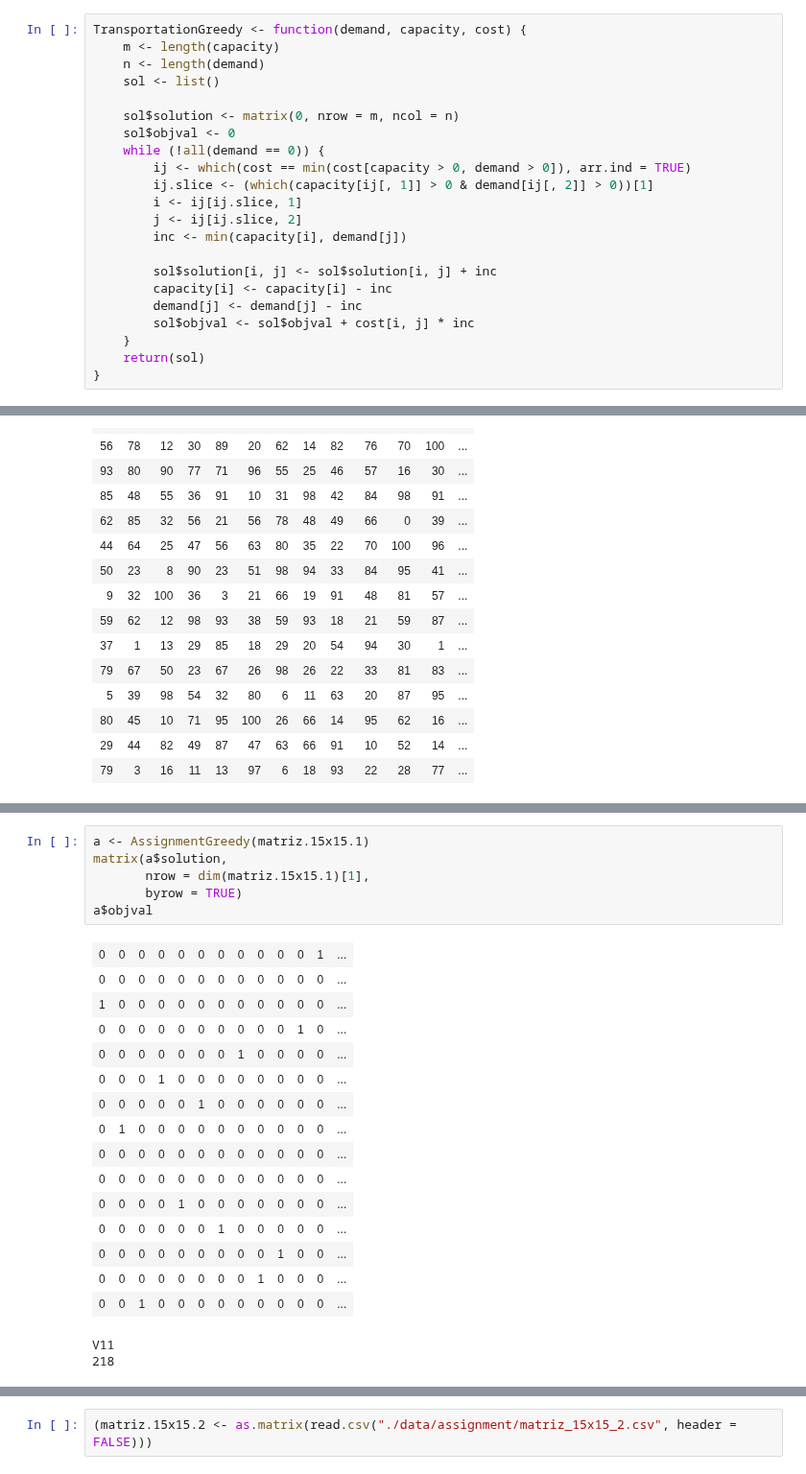
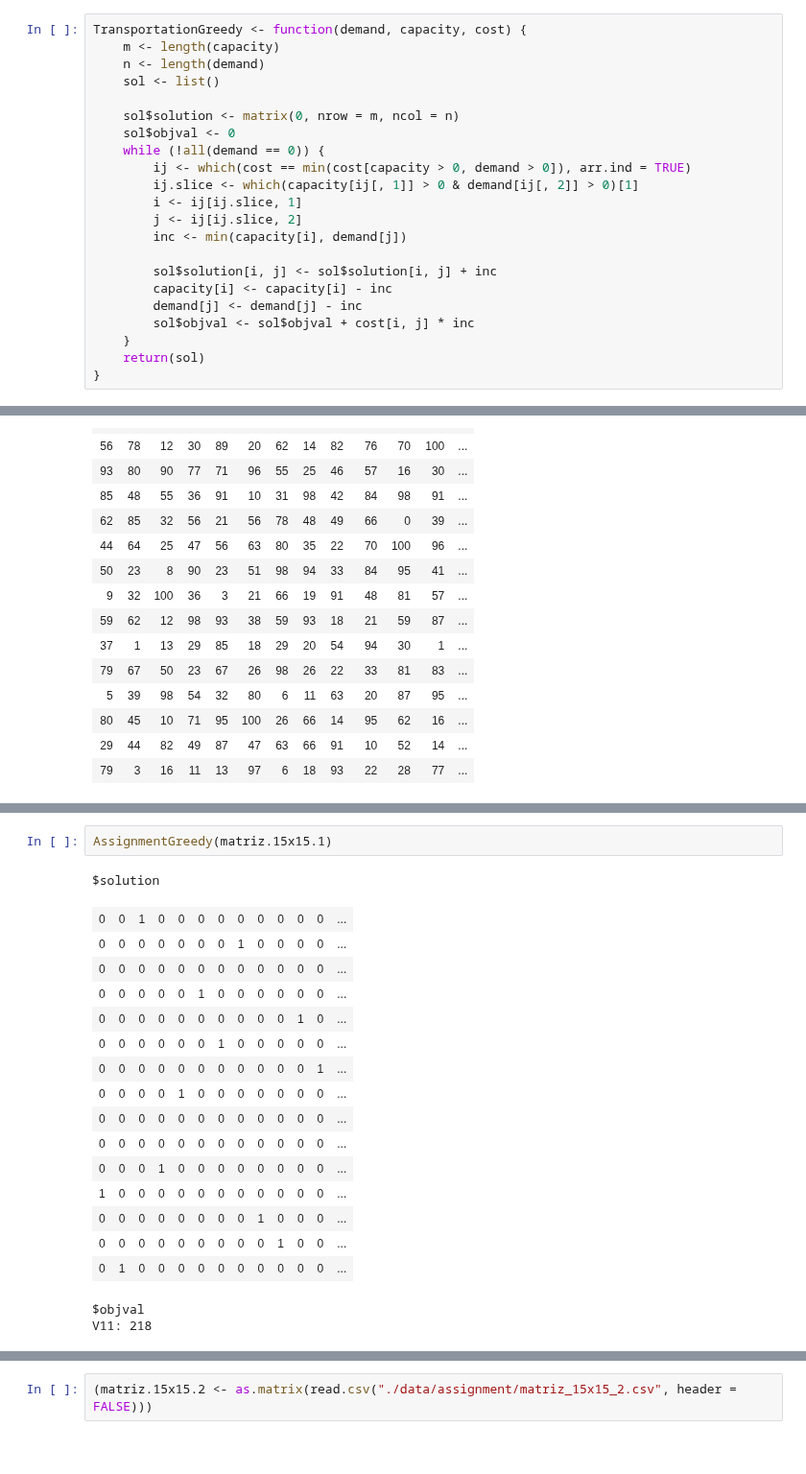
Before and after one commit to garciparedes/integer-programming-heuristics, a Jupyter notebook: integer-programming-heuristics.ipynb, the cells around one changed output, grey strips where cells are left out. Shown at 96% size. Drawn from its saved outputs; the diff is of its cells as text; blank space fills up the shorter version.

```diff
--- a/integer-programming-heuristics.ipynb
+++ b/integer-programming-heuristics.ipynb
@@ -76,7 +76,7 @@ TransportationGreedy <- function(demand, capacity, cost) {
     sol$objval <- 0
     while (!all(demand == 0)) {
         ij <- which(cost == min(cost[capacity > 0, demand > 0]), arr.ind = TRUE)
-        ij.slice <- (which(capacity[ij[, 1]] > 0 & demand[ij[, 2]] > 0))[1]
+        ij.slice <- which(capacity[ij[, 1]] > 0 & demand[ij[, 2]] > 0)[1]
         i <- ij[ij.slice, 1]
         j <- ij[ij.slice, 2]
         inc <- min(capacity[i], demand[j])
@@ -192,25 +233,22 @@ a$objval
 [1] 135
-# %%
-a <- AssignmentGreedy(matriz.15x15.1)
-matrix(a$solution,
-       nrow = dim(matriz.15x15.1)[1],
-       byrow = TRUE)
-a$objval
-# %% [output]
-| 0 | 0 | 0 | 0 | 0 | 0 | 0 | 0 | 0 | 0 | 0 | 1 | ... |
-| 0 | 0 | 0 | 0 | 0 | 0 | 0 | 0 | 0 | 0 | 0 | 0 | ... |
-| 1 | 0 | 0 | 0 | 0 | 0 | 0 | 0 | 0 | 0 | 0 | 0 | ... |
-| 0 | 0 | 0 | 0 | 0 | 0 | 0 | 0 | 0 | 0 | 1 | 0 | ... |
-| 0 | 0 | 0 | 0 | 0 | 0 | 0 | 1 | 0 | 0 | 0 | 0 | ... |
-| 0 | 0 | 0 | 1 | 0 | 0 | 0 | 0 | 0 | 0 | 0 | 0 | ... |
-| 0 | 0 | 0 | 0 | 0 | 1 | 0 | 0 | 0 | 0 | 0 | 0 | ... |
-| 0 | 1 | 0 | 0 | 0 | 0 | 0 | 0 | 0 | 0 | 0 | 0 | ... |
-| 0 | 0 | 0 | 0 | 0 | 0 | 0 | 0 | 0 | 0 | 0 | 0 | ... |
-| 0 | 0 | 0 | 0 | 0 | 0 | 0 | 0 | 0 | 0 | 0 | 0 | ... |
-| 0 | 0 | 0 | 0 | 1 | 0 | 0 | 0 | 0 | 0 | 0 | 0 | ... |
-| 0 | 0 | 0 | 0 | 0 | 0 | 1 | 0 | 0 | 0 | 0 | 0 | ... |
-| 0 | 0 | 0 | 0 | 0 | 0 | 0 | 0 | 0 | 1 | 0 | 0 | ... |
-| 0 | 0 | 0 | 0 | 0 | 0 | 0 | 0 | 1 | 0 | 0 | 0 | ... |
-| 0 | 0 | 1 | 0 | 0 | 0 | 0 | 0 | 0 | 0 | 0 | 0 | ... |
-V11
-218
+# %%
+AssignmentGreedy(matriz.15x15.1)
+# %% [output]
+$solution
+| 0 | 0 | 1 | 0 | 0 | 0 | 0 | 0 | 0 | 0 | 0 | 0 | ... |
+| 0 | 0 | 0 | 0 | 0 | 0 | 0 | 1 | 0 | 0 | 0 | 0 | ... |
+| 0 | 0 | 0 | 0 | 0 | 0 | 0 | 0 | 0 | 0 | 0 | 0 | ... |
+| 0 | 0 | 0 | 0 | 0 | 1 | 0 | 0 | 0 | 0 | 0 | 0 | ... |
+| 0 | 0 | 0 | 0 | 0 | 0 | 0 | 0 | 0 | 0 | 1 | 0 | ... |
+| 0 | 0 | 0 | 0 | 0 | 0 | 1 | 0 | 0 | 0 | 0 | 0 | ... |
+| 0 | 0 | 0 | 0 | 0 | 0 | 0 | 0 | 0 | 0 | 0 | 1 | ... |
+| 0 | 0 | 0 | 0 | 1 | 0 | 0 | 0 | 0 | 0 | 0 | 0 | ... |
+| 0 | 0 | 0 | 0 | 0 | 0 | 0 | 0 | 0 | 0 | 0 | 0 | ... |
+| 0 | 0 | 0 | 0 | 0 | 0 | 0 | 0 | 0 | 0 | 0 | 0 | ... |
+| 0 | 0 | 0 | 1 | 0 | 0 | 0 | 0 | 0 | 0 | 0 | 0 | ... |
+| 1 | 0 | 0 | 0 | 0 | 0 | 0 | 0 | 0 | 0 | 0 | 0 | ... |
+| 0 | 0 | 0 | 0 | 0 | 0 | 0 | 0 | 1 | 0 | 0 | 0 | ... |
+| 0 | 0 | 0 | 0 | 0 | 0 | 0 | 0 | 0 | 1 | 0 | 0 | ... |
+| 0 | 1 | 0 | 0 | 0 | 0 | 0 | 0 | 0 | 0 | 0 | 0 | ... |
+$objval
+V11: 218
```
Also changed, not shown: parts of 11 cells of this notebook.
